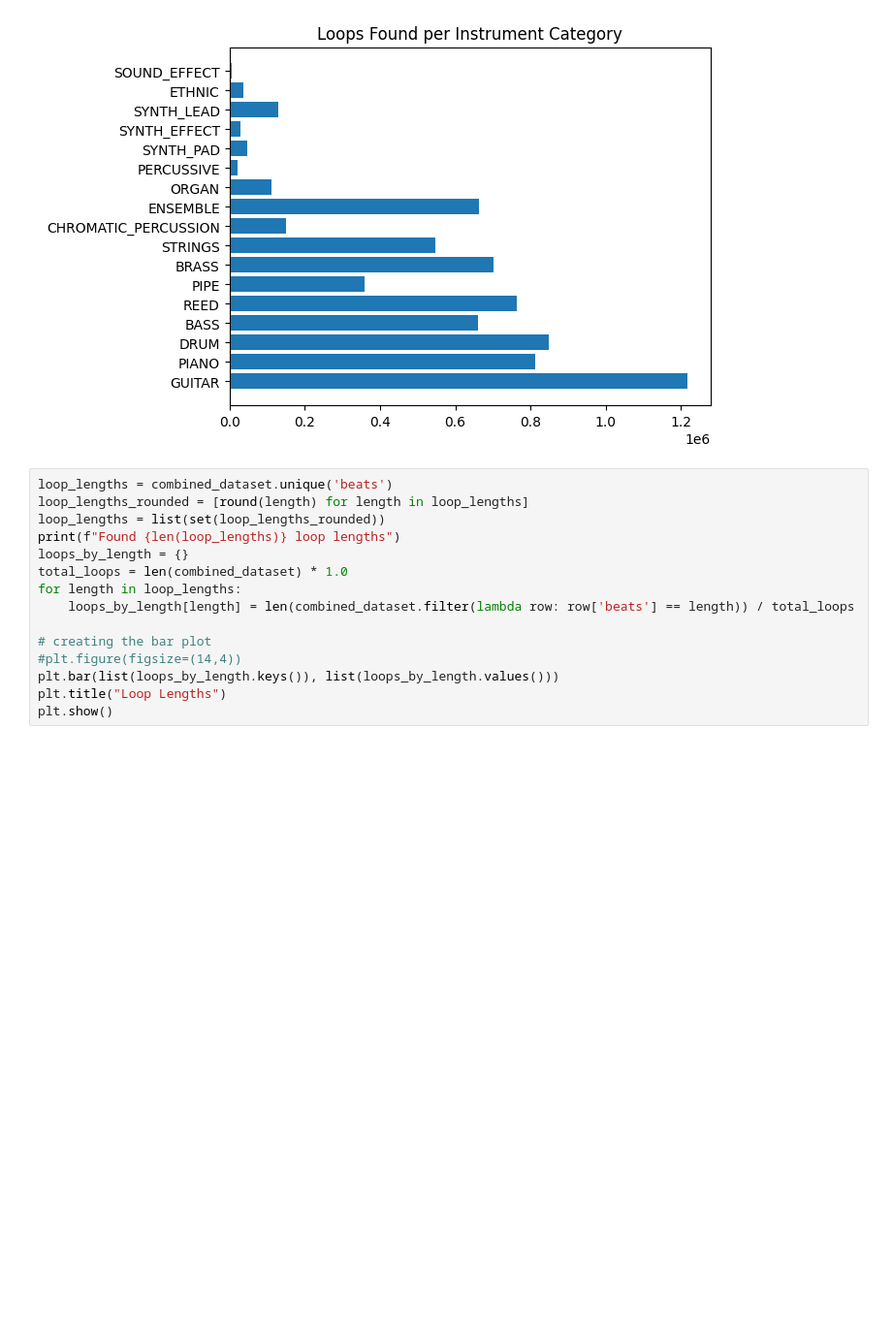
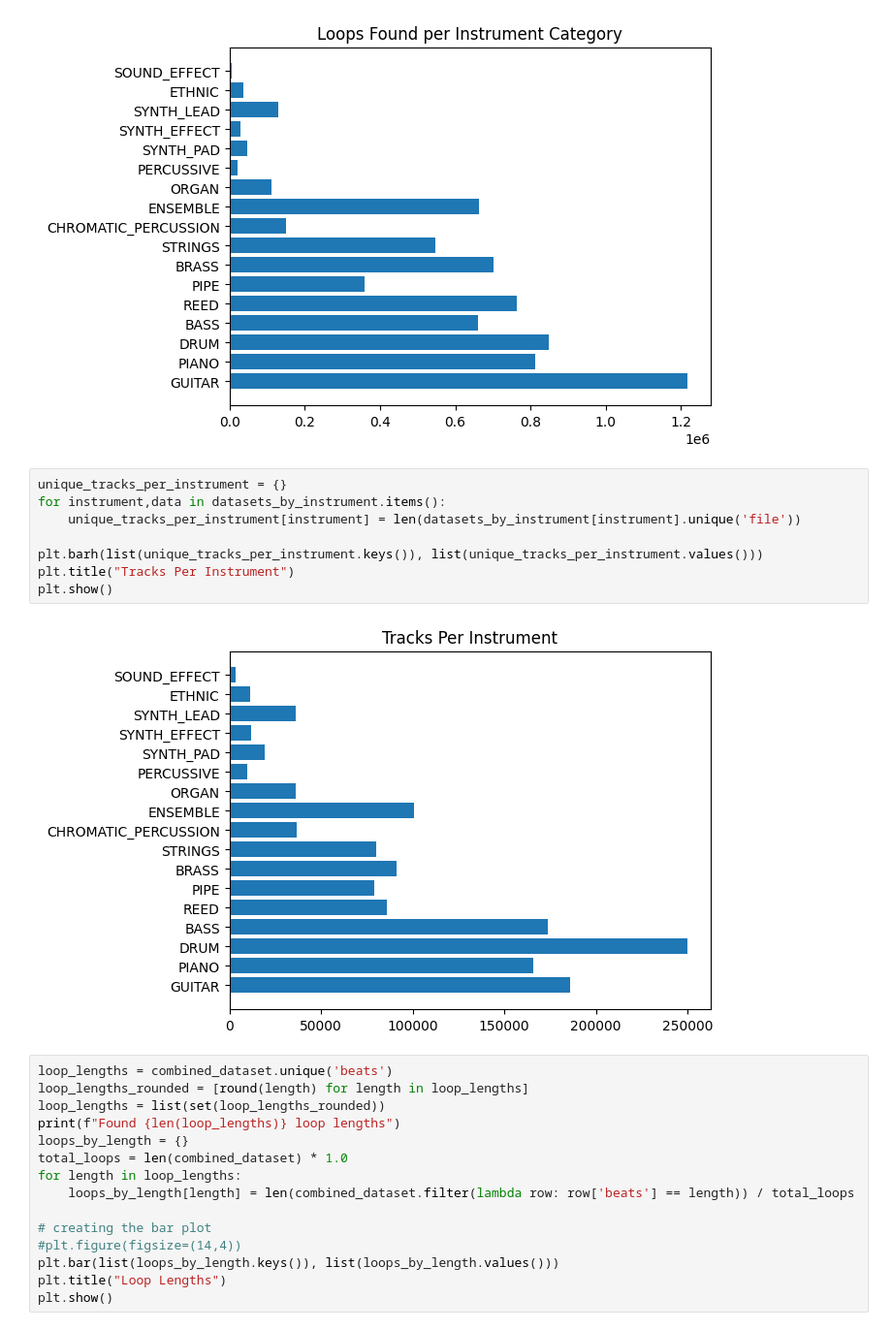
Before and after one commit to Satrat/midi_loop_detection, a Jupyter notebook: analyze.ipynb, the cells around one changed output. Shown at 97% size. Drawn from its saved outputs; the diff is of its cells as text; blank space fills up the shorter version.

```diff
--- a/analyze.ipynb
+++ b/analyze.ipynb
@@ -33,6 +33,16 @@ plt.title("Loops Found per Instrument Category")
 plt.show()
 # %% [output]
 [figure]
+# %%
+unique_tracks_per_instrument = {}
+for instrument,data in datasets_by_instrument.items():
+    unique_tracks_per_instrument[instrument] = len(datasets_by_instrument[instrument].unique('file'))
+
+plt.barh(list(unique_tracks_per_instrument.keys()), list(unique_tracks_per_instrument.values()))
+plt.title("Tracks Per Instrument")
+plt.show()
+# %% [output]
+[figure, added]
 # %%
 loop_lengths = combined_dataset.unique('beats')
 loop_lengths_rounded = [round(length) for length in loop_lengths]
```
Also changed, not shown: 5 other files.
